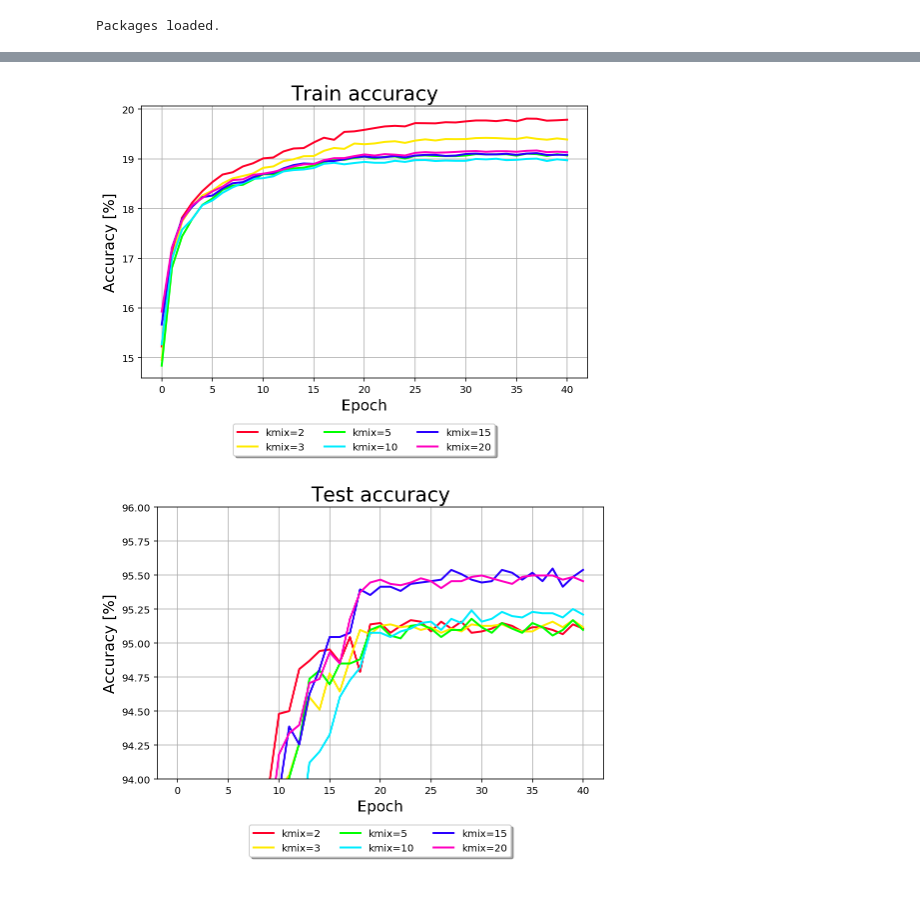
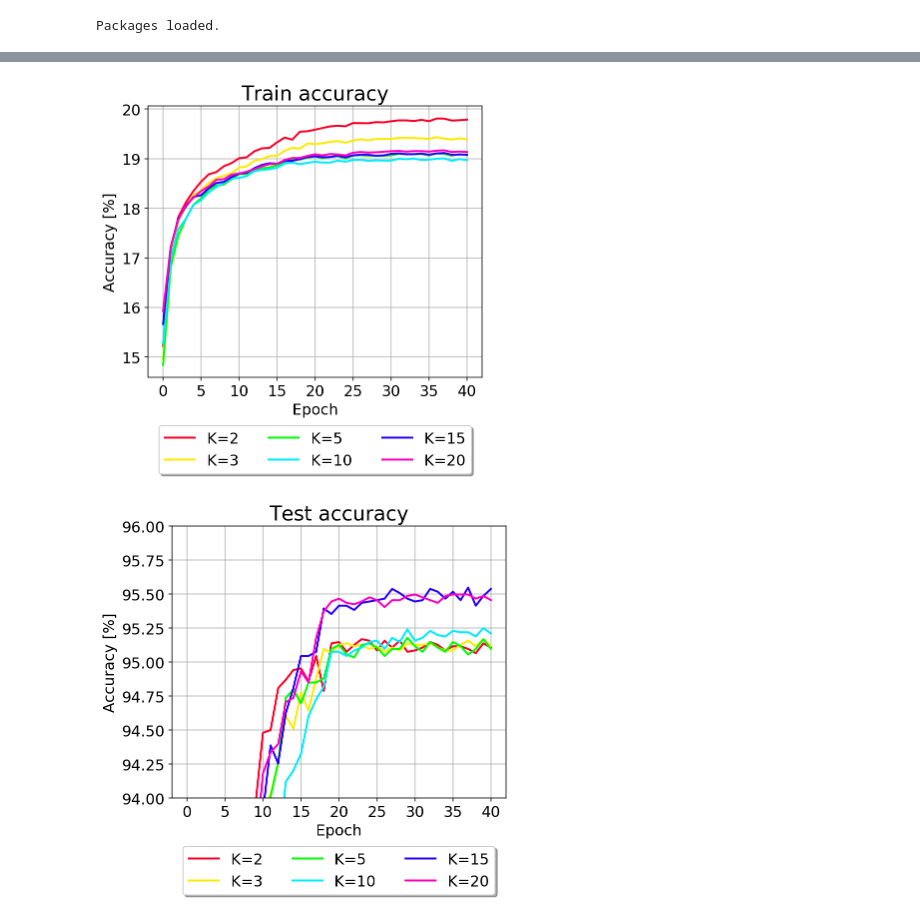
Before and after one commit to sjchoi86/choicenet, a Jupyter notebook: code/nips_cls_res.ipynb, the cells around one changed output, grey strips where cells are left out. Saved outputs shown, nothing was run; the diff lists cells and outputs as text; code cells hidden in the pictures; blank space fills up the shorter version.

```diff
--- a/code/nips_cls_res.ipynb
+++ b/code/nips_cls_res.ipynb
@@ -35,26 +35,28 @@ for _tauInvIdx,_tauInv in enumerate(tauInvList):
         fNameRfn = fName.replace('../res/res_mnist_','')
         fNameRfn = fNameRfn.replace('.txt','')
 
-plt.figure(figsize=(8,5))
+plt.figure(figsize=(6,5))
 cmap = plt.get_cmap('gist_rainbow')
 colors = [cmap(i) for i in np.linspace(0,1,nConfig)]
 for _i in range(nConfig): # For different configurations
-    plt.plot(trainAccrs[_i,:],label='tau_inv=%.0e'%(tauInvList[_i]),
+    plt.plot(trainAccrs[_i,:],label=r'$\tau^{-1} $=%.0e'%(tauInvList[_i]),
              color=colors[_i],lw=2,ls='-',marker='')
 plt.legend(loc='upper center', bbox_to_anchor=(0.5, -0.15),
-          fancybox=True, shadow=True, ncol=3)
-plt.xlabel('Epoch',fontsize=15);plt.ylabel('Accuracy [%]',fontsize=15)
+          fancybox=True, shadow=True, ncol=3, fontsize=15)
+plt.xlabel('Epoch',fontsize=20);plt.ylabel('Accuracy [%]',fontsize=15)
+plt.xticks(fontsize=15);plt.yticks(fontsize=15)
 plt.grid(b=True);plt.title('Train accuracy',fontsize=20);plt.show()
 
-plt.figure(figsize=(8,5))
+plt.figure(figsize=(6,5))
 cmap = plt.get_cmap('gist_rainbow')
 colors = [cmap(i) for i in np.linspace(0,1,nConfig)]
 for _i in range(nConfig): # For different configurations
-    plt.plot(testAccrs[_i,:],label='tau_inv=%.0e'%(tauInvList[_i]),
+    plt.plot(testAccrs[_i,:],label=r'$\tau^{-1}$=%.0e'%(tauInvList[_i]),
              color=colors[_i],lw=2,ls='-',marker='')
 plt.legend(loc='upper center', bbox_to_anchor=(0.5, -0.15),
-          fancybox=True, shadow=True, ncol=3)
-plt.xlabel('Epoch',fontsize=15);plt.ylabel('Accuracy [%]',fontsize=15)
+          fancybox=True, shadow=True, ncol=3, fontsize=15)
+plt.xlabel('Epoch',fontsize=20);plt.ylabel('Accuracy [%]',fontsize=15)
+plt.xticks(fontsize=15);plt.yticks(fontsize=15)
 plt.grid(b=True);plt.title('Test accuracy',fontsize=20);
 plt.ylim([75,96])
 plt.show()
@@ -74,39 +76,41 @@ for _kmixIdx,_kmix in enumerate(kmixList):
     fName = '../res/res_mnist_rs_err90_basic_kmix%d_choiceNet.txt'%(_kmix)
     nEpoch = sum(1 for line in open(fName)) # Number of epochs
     for _lIdx,_eachLine in enumerate(open(fName,'r')): # For each line
         if _lIdx==0: continue
         trainAccr = extract_percent(_eachLine.split(' '),'train')
         testAccr = extract_percent(_eachLine.split(' '),'test')
         valAccr = extract_percent(_eachLine.split(' '),'val')
         trainAccrs[_kmixIdx,_lIdx-1] = trainAccr
         testAccrs[_kmixIdx,_lIdx-1] = testAccr
         valAccrs[_kmixIdx,_lIdx-1] = valAccr
         fNameRfn = fName.replace('../res/res_mnist_','')
         fNameRfn = fNameRfn.replace('.txt','')
 
-plt.figure(figsize=(8,5))
+plt.figure(figsize=(6,5))
 cmap = plt.get_cmap('gist_rainbow')
 colors = [cmap(i) for i in np.linspace(0,1,nConfig)]
 for _i in range(nConfig): # For different configurations
-    plt.plot(trainAccrs[_i,:],label='kmix=%d'%(kmixList[_i]),
+    plt.plot(trainAccrs[_i,:],label='K=%d'%(kmixList[_i]),
              color=colors[_i],lw=2,ls='-',marker='')
 plt.legend(loc='upper center', bbox_to_anchor=(0.5, -0.15),
-          fancybox=True, shadow=True, ncol=3)
+          fancybox=True, shadow=True, ncol=3, fontsize=15)
 plt.xlabel('Epoch',fontsize=15);plt.ylabel('Accuracy [%]',fontsize=15)
+plt.xticks(fontsize=15);plt.yticks(fontsize=15)
 plt.grid(b=True);plt.title('Train accuracy',fontsize=20);plt.show()
 
-plt.figure(figsize=(8,5))
+plt.figure(figsize=(6,5))
 cmap = plt.get_cmap('gist_rainbow')
 colors = [cmap(i) for i in np.linspace(0,1,nConfig)]
 for _i in range(nConfig): # For different configurations
-    plt.plot(testAccrs[_i,:],label='kmix=%d'%(kmixList[_i]),
+    plt.plot(testAccrs[_i,:],label='K=%d'%(kmixList[_i]),
              color=colors[_i],lw=2,ls='-',marker='')
 plt.legend(loc='upper center', bbox_to_anchor=(0.5, -0.15),
-          fancybox=True, shadow=True, ncol=3)
+          fancybox=True, shadow=True, ncol=3, fontsize=15)
 plt.xlabel('Epoch',fontsize=15);plt.ylabel('Accuracy [%]',fontsize=15)
-plt.grid(b=True);plt.title('Test accuracy',fontsize=20);
+plt.xticks(fontsize=15);plt.yticks(fontsize=15)
+plt.grid(b=True);plt.title('Test accuracy',fontsize=20)
 plt.ylim([94,96])
 plt.show()
 # %% [output]
-[figure, old version]
+[figure, new version]
-[figure, old version]
+[figure, new version]
```
Also changed, not shown: parts of 1 cell of this notebook, 22 other files.
